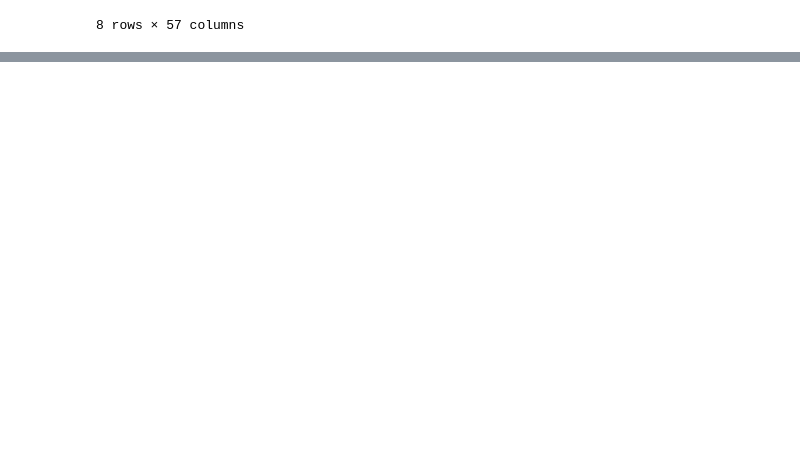
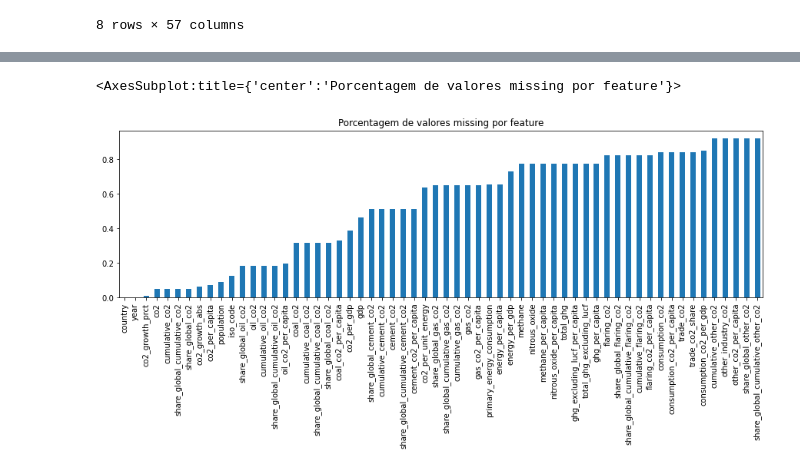
Before and after one commit to GabrielG16/CO2_, a Jupyter notebook: EDA_CO2.ipynb, the cells around one changed output, grey strips where cells are left out. Saved outputs shown, nothing was run; the diff lists cells and outputs as text; code cells hidden in the pictures; blank space fills up the shorter version.

```diff
--- a/EDA_CO2.ipynb
+++ b/EDA_CO2.ipynb
@@ -129,0 +140,5 @@ round(co2.describe(),2)
+# %%
+co2.isna().mean().sort_values().plot(kind = 'bar',figsize = (15,4), title = 'Porcentagem de valores missing por feature')
+# %% [output]
+<AxesSubplot:title={'center':'Porcentagem de valores missing por feature'}>
+[figure, added]
```
Also changed, not shown: parts of 33 cells of this notebook, 1 other file.
